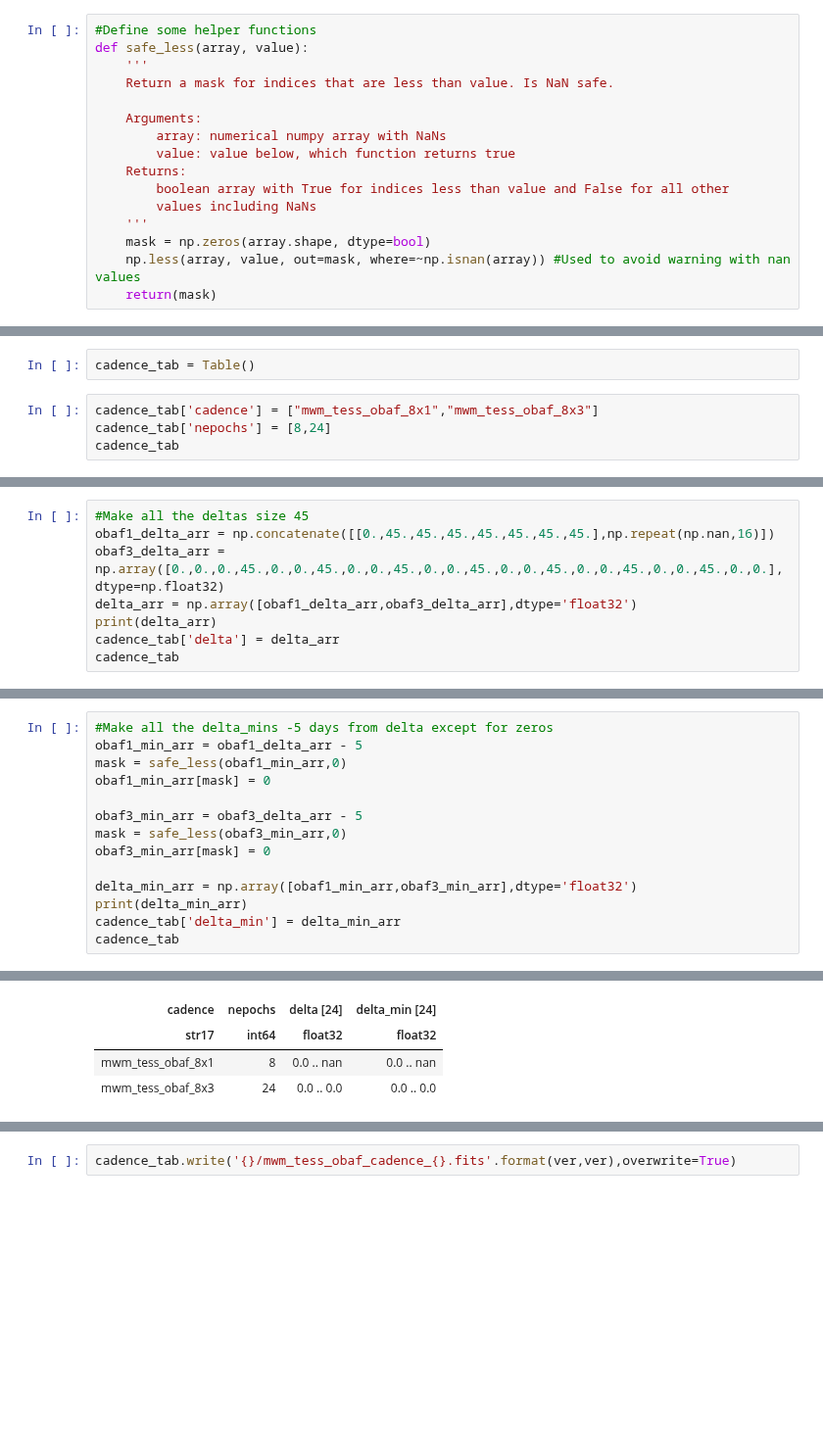
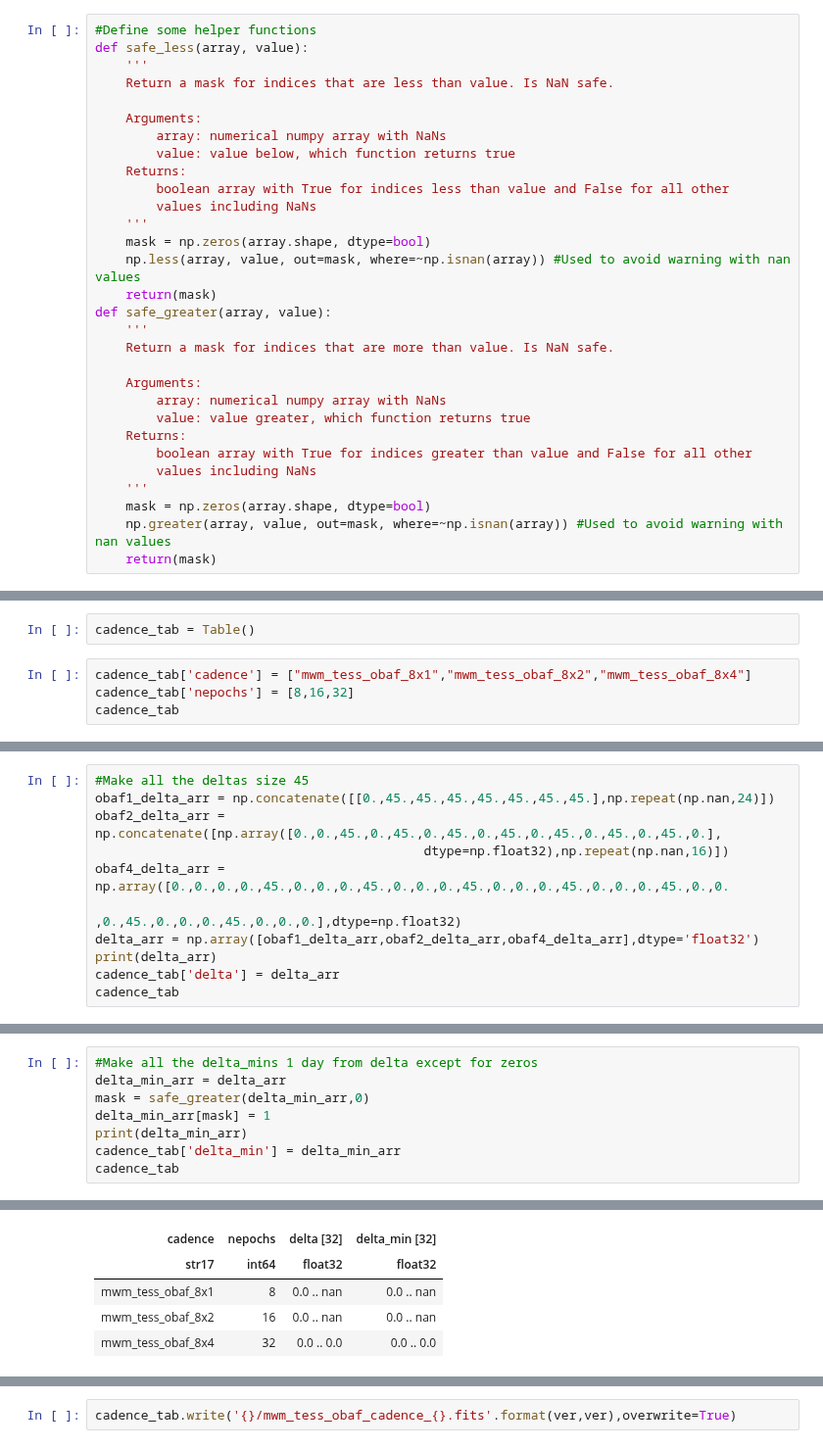
Before and after one commit to William-Zhang-R/SDSS-V-SimTargets, a Jupyter notebook: allsky/TESS OBAF.ipynb, the cells around one changed output, grey strips where cells are left out. Shown at 98% size. Cells and saved outputs as stored; diff of their text form; blank space fills up the shorter version.

```diff
--- a/allsky/TESS OBAF.ipynb
+++ b/allsky/TESS OBAF.ipynb
@@ -39,4 +46,18 @@ def safe_less(array, value):
     mask = np.zeros(array.shape, dtype=bool)
     np.less(array, value, out=mask, where=~np.isnan(array)) #Used to avoid warning with nan values
     return(mask)
+def safe_greater(array, value):
+    '''
+    Return a mask for indices that are more than value. Is NaN safe.
+
+    Arguments:
+        array: numerical numpy array with NaNs
+        value: value greater, which function returns true
+    Returns:
+        boolean array with True for indices greater than value and False for all other
+        values including NaNs
+    '''
+    mask = np.zeros(array.shape, dtype=bool)
+    np.greater(array, value, out=mask, where=~np.isnan(array)) #Used to avoid warning with nan values
+    return(mask)
 # %%
@@ -155,7 +206,7 @@ The cadences are:
 # %%
 cadence_tab = Table()
 # %%
-cadence_tab['cadence'] = ["mwm_tess_obaf_8x1","mwm_tess_obaf_8x3"]
-cadence_tab['nepochs'] = [8,24]
+cadence_tab['cadence'] = ["mwm_tess_obaf_8x1","mwm_tess_obaf_8x2","mwm_tess_obaf_8x4"]
+cadence_tab['nepochs'] = [8,16,32]
 cadence_tab
 # %% [output]
@@ -167,8 +219,11 @@ Table length=2
 # %%
 #Make all the deltas size 45
-obaf1_delta_arr = np.concatenate([[0.,45.,45.,45.,45.,45.,45.,45.],np.repeat(np.nan,16)])
-obaf3_delta_arr = np.array([0.,0.,0.,45.,0.,0.,45.,0.,0.,45.,0.,0.,45.,0.,0.,45.,0.,0.,45.,0.,0.,45.,0.,0.],dtype=np.float32)
-delta_arr = np.array([obaf1_delta_arr,obaf3_delta_arr],dtype='float32')
+obaf1_delta_arr = np.concatenate([[0.,45.,45.,45.,45.,45.,45.,45.],np.repeat(np.nan,24)])
+obaf2_delta_arr = np.concatenate([np.array([0.,0.,45.,0.,45.,0.,45.,0.,45.,0.,45.,0.,45.,0.,45.,0.],
+                                           dtype=np.float32),np.repeat(np.nan,16)])
+obaf4_delta_arr = np.array([0.,0.,0.,0.,45.,0.,0.,0.,45.,0.,0.,0.,45.,0.,0.,0.,45.,0.,0.,0.,45.,0.,0.
+                                            ,0.,45.,0.,0.,0.,45.,0.,0.,0.],dtype=np.float32)
+delta_arr = np.array([obaf1_delta_arr,obaf2_delta_arr,obaf4_delta_arr],dtype='float32')
 print(delta_arr)
 cadence_tab['delta'] = delta_arr
 cadence_tab
@@ -185,14 +243,8 @@ Table length=2
 # %%
-#Make all the delta_mins -5 days from delta except for zeros
-obaf1_min_arr = obaf1_delta_arr - 5
-mask = safe_less(obaf1_min_arr,0)
-obaf1_min_arr[mask] = 0
-
-obaf3_min_arr = obaf3_delta_arr - 5
-mask = safe_less(obaf3_min_arr,0)
-obaf3_min_arr[mask] = 0
-
-delta_min_arr = np.array([obaf1_min_arr,obaf3_min_arr],dtype='float32')
+#Make all the delta_mins 1 day from delta except for zeros
+delta_min_arr = delta_arr
+mask = safe_greater(delta_min_arr,0)
+delta_min_arr[mask] = 1
 print(delta_min_arr)
 cadence_tab['delta_min'] = delta_min_arr
 cadence_tab
@@ -205,5 +259,6 @@ Table length=2
-| cadence | nepochs | delta [24] | delta_min [24] |
+| cadence | nepochs | delta [32] | delta_min [32] |
 | str17 | int64 | float32 | float32 |
 | mwm_tess_obaf_8x1 | 8 | 0.0 .. nan | 0.0 .. nan |
-| mwm_tess_obaf_8x3 | 24 | 0.0 .. 0.0 | 0.0 .. 0.0 |
+| mwm_tess_obaf_8x2 | 16 | 0.0 .. nan | 0.0 .. nan |
+| mwm_tess_obaf_8x4 | 32 | 0.0 .. 0.0 | 0.0 .. 0.0 |
 # %%
```
Also changed, not shown: parts of 18 cells of this notebook, 11 other files.
